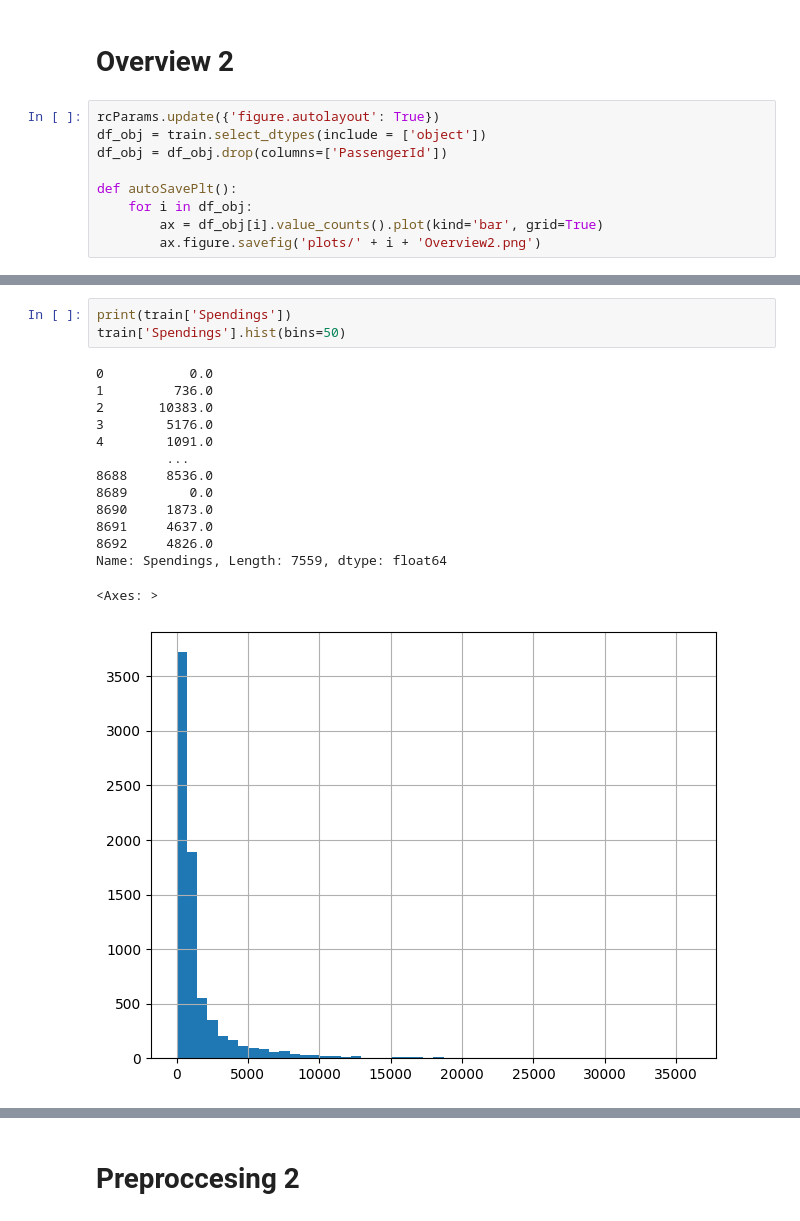
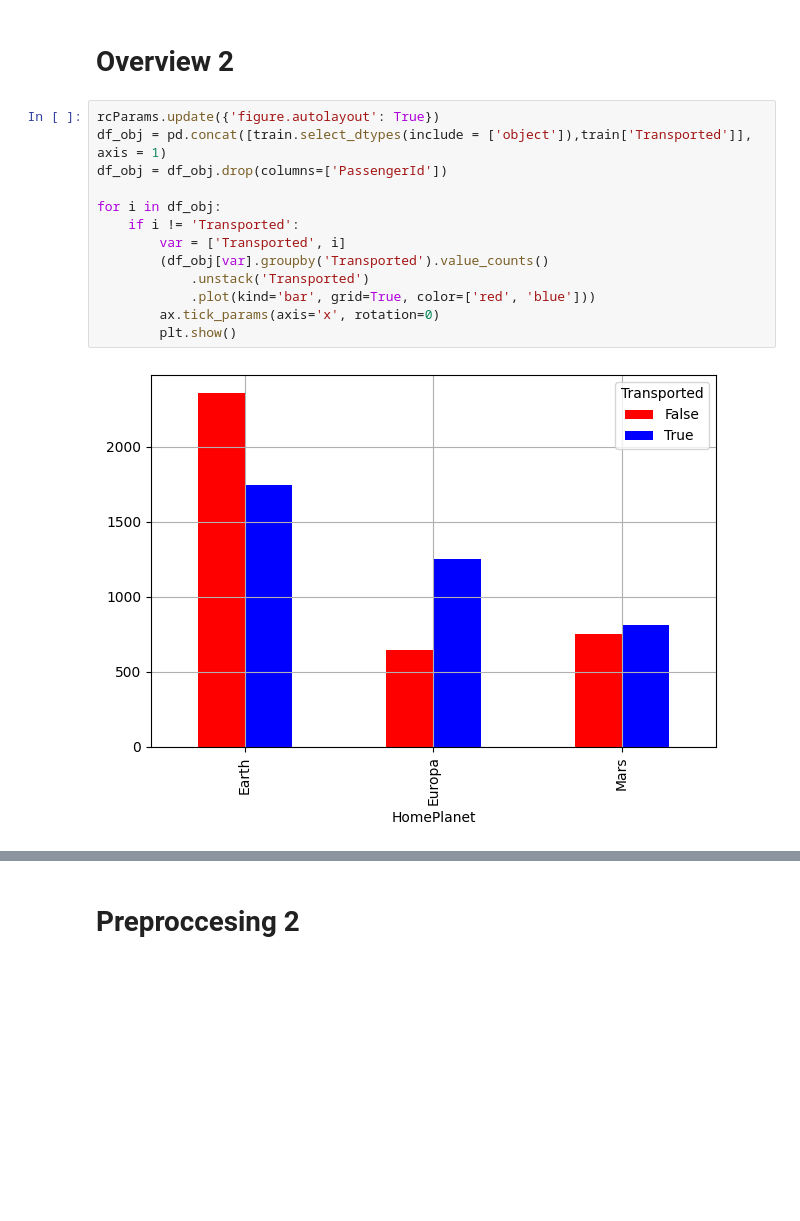
Before and after one commit to Husted42/Husted42, a Jupyter notebook: python/pipeline/spaceshipTitanic/pipeline.ipynb, the cells around one changed output, grey strips where cells are left out. Saved outputs shown, nothing was run; the diff lists cells and outputs as text; blank space fills up the shorter version.

```diff
--- a/python/pipeline/spaceshipTitanic/pipeline.ipynb
+++ b/python/pipeline/spaceshipTitanic/pipeline.ipynb
@@ -249,10 +250,16 @@ print(train.head())
 # Overview 2
 # %%
 rcParams.update({'figure.autolayout': True})
-df_obj = train.select_dtypes(include = ['object'])
+df_obj = pd.concat([train.select_dtypes(include = ['object']),train['Transported']], axis = 1)
 df_obj = df_obj.drop(columns=['PassengerId'])
 
-def autoSavePlt():
-    for i in df_obj:
-        ax = df_obj[i].value_counts().plot(kind='bar', grid=True)
-        ax.figure.savefig('plots/' + i + 'Overview2.png')
+for i in df_obj:
+    if i != 'Transported':
+        var = ['Transported', i]
+        (df_obj[var].groupby('Transported').value_counts()
+            .unstack('Transported')
+            .plot(kind='bar', grid=True, color=['red', 'blue']))
+        ax.tick_params(axis='x', rotation=0)
+        plt.show()
+# %% [output]
+[figure, added]
@@ -259,18 +272,0 @@ def autoSavePlt():
-# %%
-print(train['Spendings'])
-train['Spendings'].hist(bins=50)
-# %% [output]
-0           0.0
-1         736.0
-2       10383.0
-3        5176.0
-4        1091.0
-         ...
-8688     8536.0
-8689        0.0
-8690     1873.0
-8691     4637.0
-8692     4826.0
-Name: Spendings, Length: 7559, dtype: float64
-<Axes: >
-[figure, removed]
```
Also changed, not shown: parts of 7 cells of this notebook.
